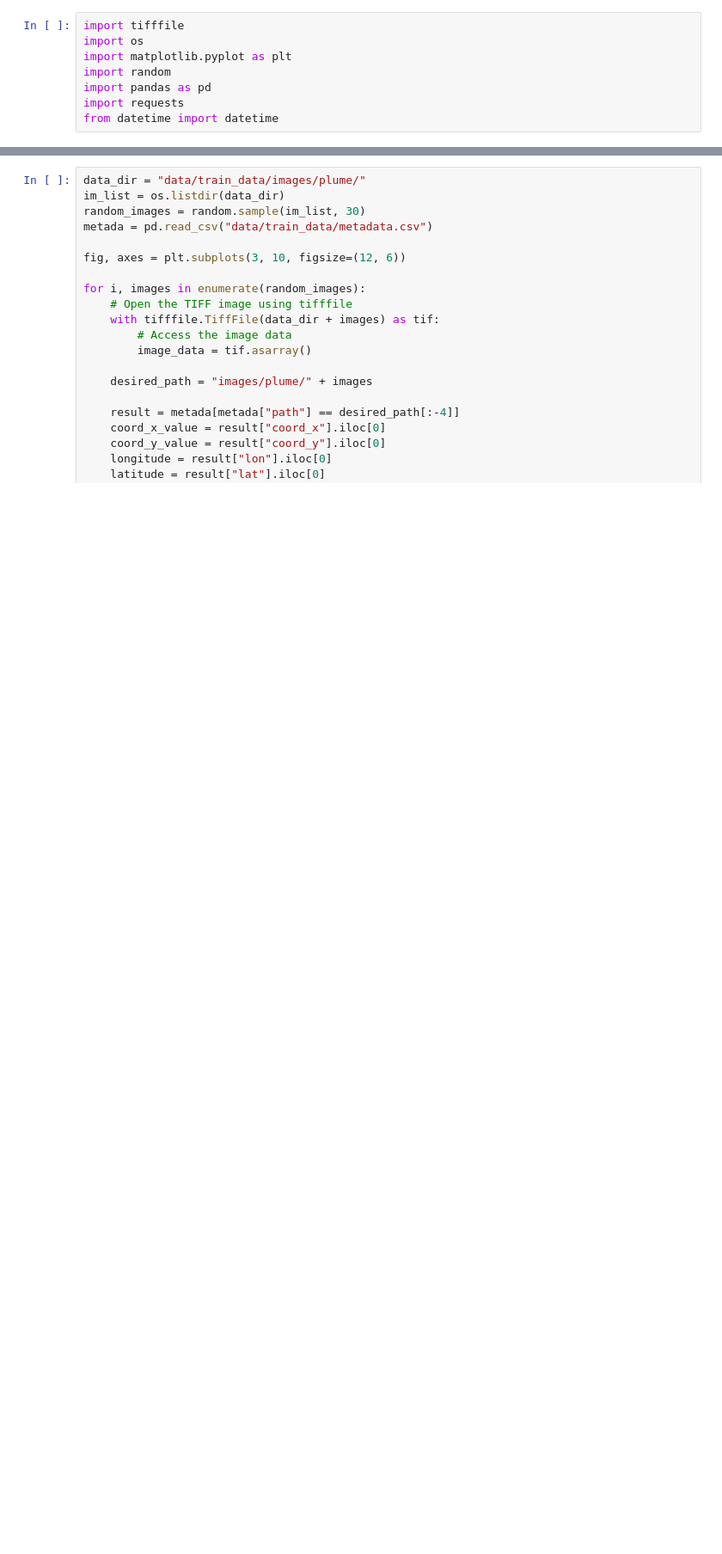
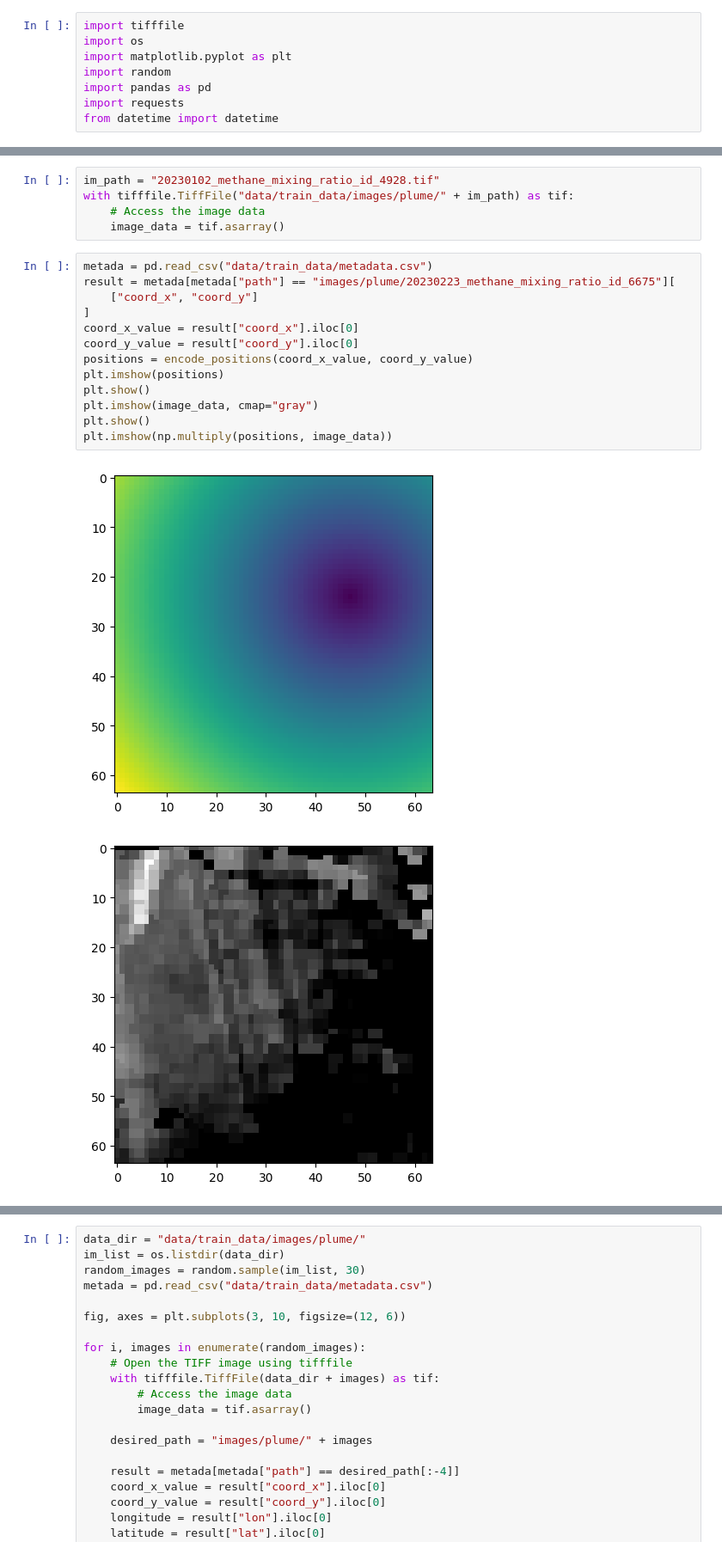
Before and after one commit to tlepic/qb_methane, a Jupyter notebook: image_distributions.ipynb, the cells around one changed output, grey strips where cells are left out. Shown: that part at 86% size. Drawn from its saved outputs; the diff is of its cells as text; blank space fills up the shorter version.

```diff
--- a/image_distributions.ipynb
+++ b/image_distributions.ipynb
@@ -18,0 +21,21 @@ coord_x_value
+# %%
+im_path = "20230102_methane_mixing_ratio_id_4928.tif"
+with tifffile.TiffFile("data/train_data/images/plume/" + im_path) as tif:
+    # Access the image data
+    image_data = tif.asarray()
+# %%
+metada = pd.read_csv("data/train_data/metadata.csv")
+result = metada[metada["path"] == "images/plume/20230223_methane_mixing_ratio_id_6675"][
+    ["coord_x", "coord_y"]
+]
+coord_x_value = result["coord_x"].iloc[0]
+coord_y_value = result["coord_y"].iloc[0]
+positions = encode_positions(coord_x_value, coord_y_value)
+plt.imshow(positions)
+plt.show()
+plt.imshow(image_data, cmap="gray")
+plt.show()
+plt.imshow(np.multiply(positions, image_data))
+# %% [output]
+[figure, added]
+[figure, added]
```
Also changed, not shown: parts of 3 cells of this notebook, 4 other files.
